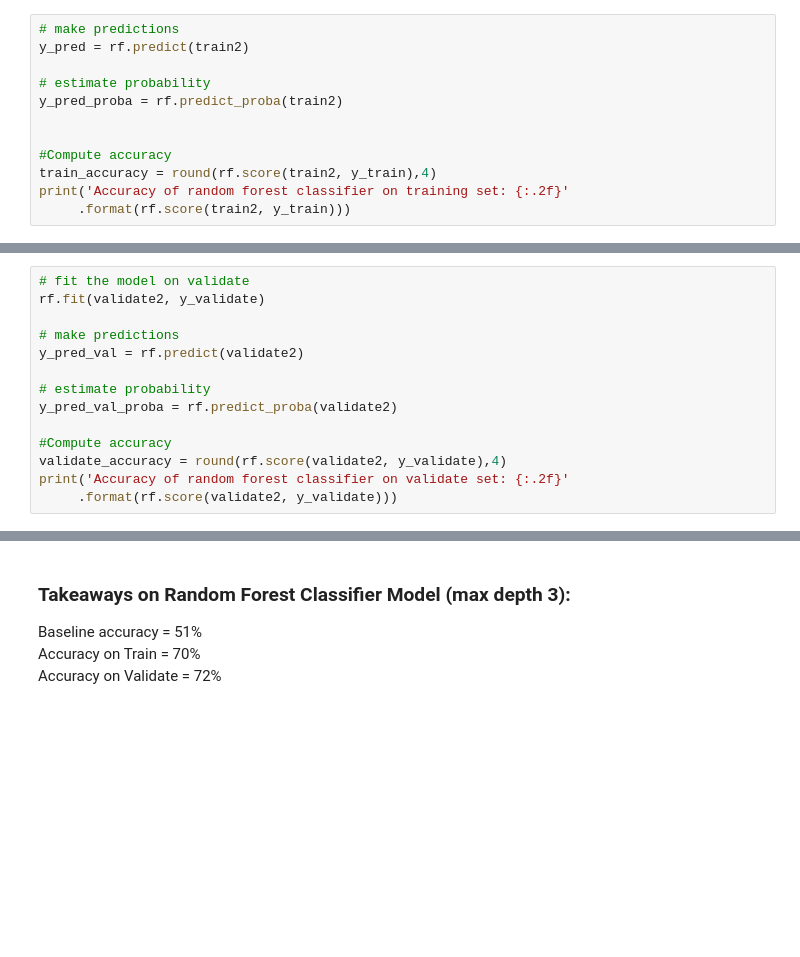
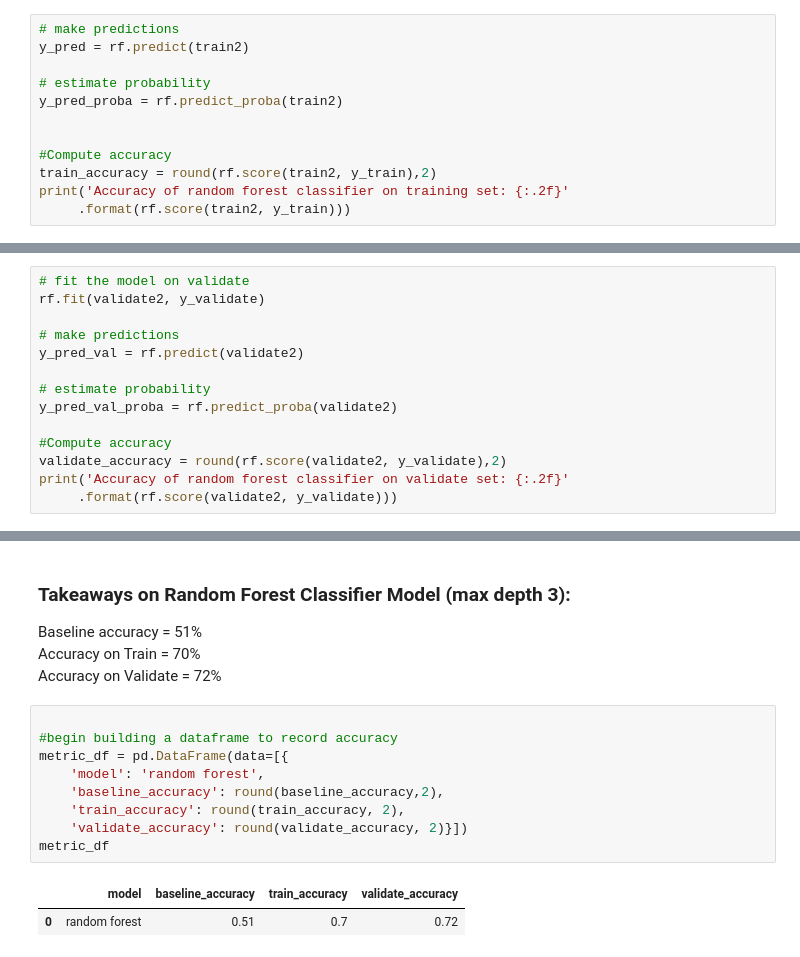
Before and after one commit to MG-Squared/americas_blues, a Jupyter notebook: test_notebook.ipynb, the cells around one changed output, grey strips where cells are left out. Saved outputs shown, nothing was run; the diff lists cells and outputs as text; blank space fills up the shorter version.

```diff
--- a/test_notebook.ipynb
+++ b/test_notebook.ipynb
@@ -410,7 +410,7 @@ y_pred_proba = rf.predict_proba(train2)
 
 
 #Compute accuracy
-train_accuracy = round(rf.score(train2, y_train),4)
+train_accuracy = round(rf.score(train2, y_train),2)
 print('Accuracy of random forest classifier on training set: {:.2f}'
      .format(rf.score(train2, y_train)))
 # %% [output]
@@ -438,7 +438,7 @@ y_pred_val = rf.predict(validate2)
 y_pred_val_proba = rf.predict_proba(validate2)
 
 #Compute accuracy
-validate_accuracy = round(rf.score(validate2, y_validate),4)
+validate_accuracy = round(rf.score(validate2, y_validate),2)
 print('Accuracy of random forest classifier on validate set: {:.2f}'
      .format(rf.score(validate2, y_validate)))
 # %% [output]
@@ -461,3 +461,15 @@ weighted avg       0.72      0.72      0.72      2073
 Baseline accuracy = 51% <br>
 Accuracy on Train = 70% <br>
 Accuracy on Validate = 72%
+# %%
+
+#begin building a dataframe to record accuracy
+metric_df = pd.DataFrame(data=[{
+    'model': 'random forest',
+    'baseline_accuracy': round(baseline_accuracy,2),
+    'train_accuracy': round(train_accuracy, 2),
+    'validate_accuracy': round(validate_accuracy, 2)}])
+metric_df
+# %% [output]
+|  | model | baseline_accuracy | train_accuracy | validate_accuracy |
+| 0 | random forest | 0.51 | 0.7 | 0.72 |
```
Also changed, not shown: parts of 9 cells of this notebook.
